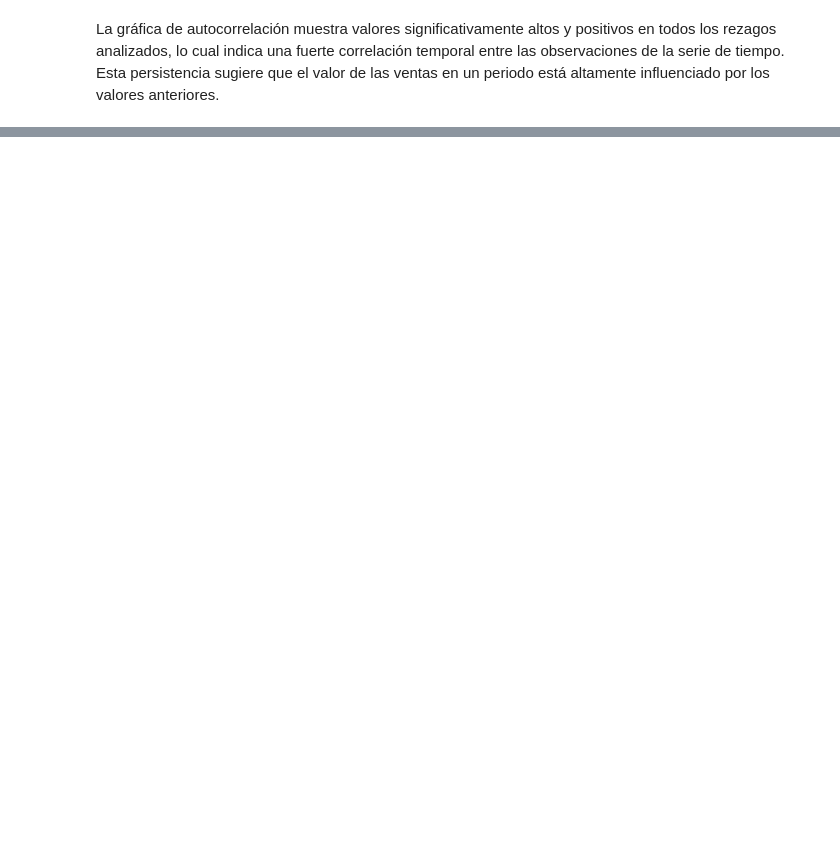
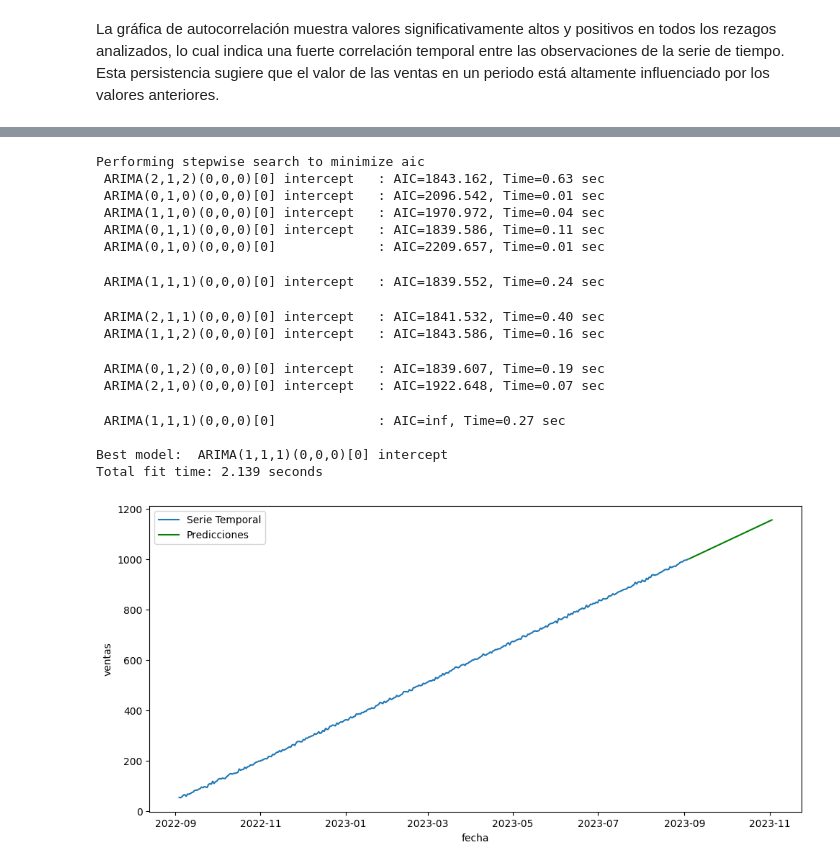
Before and after one commit to lmgarciag02/Serie-Temporal-1, a Jupyter notebook: src/explore.ipynb, the cells around one changed output, grey strips where cells are left out. Drawn from its saved outputs; the diff is of its cells as text; code cells hidden in the pictures; blank space fills up the shorter version.

```diff
--- a/src/explore.ipynb
+++ b/src/explore.ipynb
@@ -194,0 +257,39 @@ ValueError: numpy.dtype size changed, may indicate binary incompatibility. Expec
+# %%
+import matplotlib.pyplot as plt
+import seaborn as sns  # Asegúrate de importar seaborn
+
+# Ajustar el modelo ARIMA
+model = auto_arima(serie_ventas, seasonal=False, trace=True, m=12)
+
+# Hacer una predicción de los próximos 60 valores
+forecast = model.predict(n_periods=60)
+
+# Graficar los resultados
+fig, axis = plt.subplots(figsize=(10, 5))
+
+# Graficar la serie temporal original
+sns.lineplot(data=serie_ventas, ax=axis, label='Serie Temporal')
+
+# Graficar las predicciones
+sns.lineplot(data=forecast, ax=axis, label='Predicciones', color='green')
+
+plt.tight_layout()
+plt.legend()
+plt.show()
+# %% [output]
+Performing stepwise search to minimize aic
+ ARIMA(2,1,2)(0,0,0)[0] intercept   : AIC=1843.162, Time=0.63 sec
+ ARIMA(0,1,0)(0,0,0)[0] intercept   : AIC=2096.542, Time=0.01 sec
+ ARIMA(1,1,0)(0,0,0)[0] intercept   : AIC=1970.972, Time=0.04 sec
+ ARIMA(0,1,1)(0,0,0)[0] intercept   : AIC=1839.586, Time=0.11 sec
+ ARIMA(0,1,0)(0,0,0)[0]             : AIC=2209.657, Time=0.01 sec
+ ARIMA(1,1,1)(0,0,0)[0] intercept   : AIC=1839.552, Time=0.24 sec
+ ARIMA(2,1,1)(0,0,0)[0] intercept   : AIC=1841.532, Time=0.40 sec
+ ARIMA(1,1,2)(0,0,0)[0] intercept   : AIC=1843.586, Time=0.16 sec
+ ARIMA(0,1,2)(0,0,0)[0] intercept   : AIC=1839.607, Time=0.19 sec
+ ARIMA(2,1,0)(0,0,0)[0] intercept   : AIC=1922.648, Time=0.07 sec
+ ARIMA(1,1,1)(0,0,0)[0]             : AIC=inf, Time=0.27 sec
+
+Best model:  ARIMA(1,1,1)(0,0,0)[0] intercept
+Total fit time: 2.139 seconds
+[figure, added]
```
Also changed, not shown: parts of 11 cells of this notebook, 1 other file.
